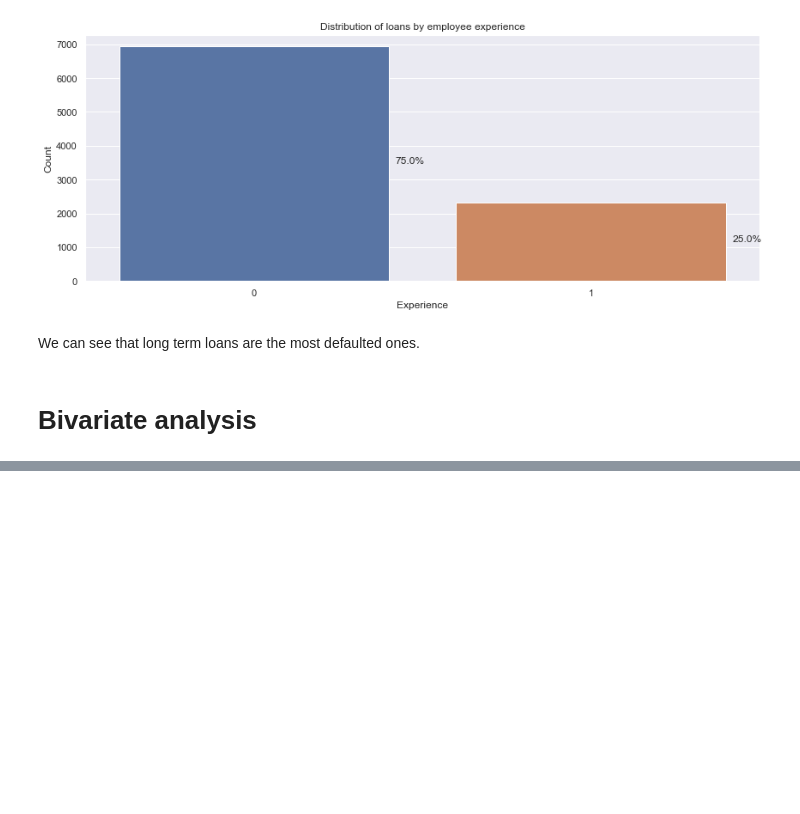
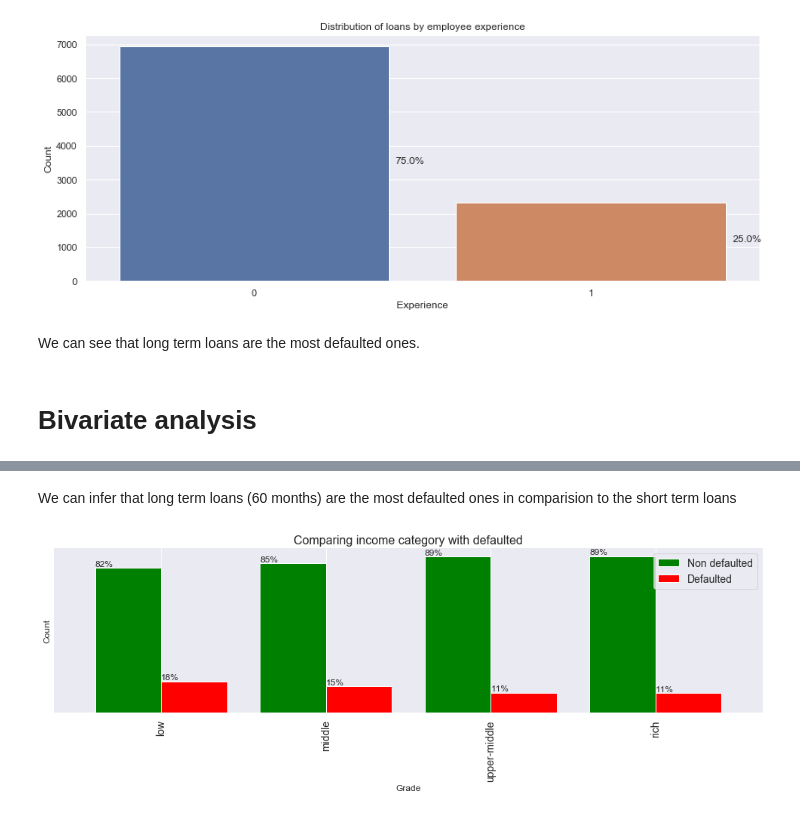
Before and after one commit to ashwanikumar04/loan-defaulter-case-study, a Jupyter notebook: ashwani_kumar.ipynb, the cells around one changed output, grey strips where cells are left out. Drawn from its saved outputs; the diff is of its cells as text; code cells hidden in the pictures; blank space fills up the shorter version.

```diff
--- a/ashwani_kumar.ipynb
+++ b/ashwani_kumar.ipynb
@@ -1236,0 +1187,10 @@ loans['earliest_cr_line'].value_counts()
+# %% [markdown]
+We can infer that long term loans (60 months) are the most defaulted ones in comparision to the short term loans
+# %%
+bivariate_analysis_v2('income_category',
+                   'loan_defaulted',
+                   title="Comparing income category with defaulted",
+                   xlabel='Grade',
+                   ylabel='Count')
+# %% [output]
+[figure, added]
```
Also changed, not shown: parts of 73 cells of this notebook.
